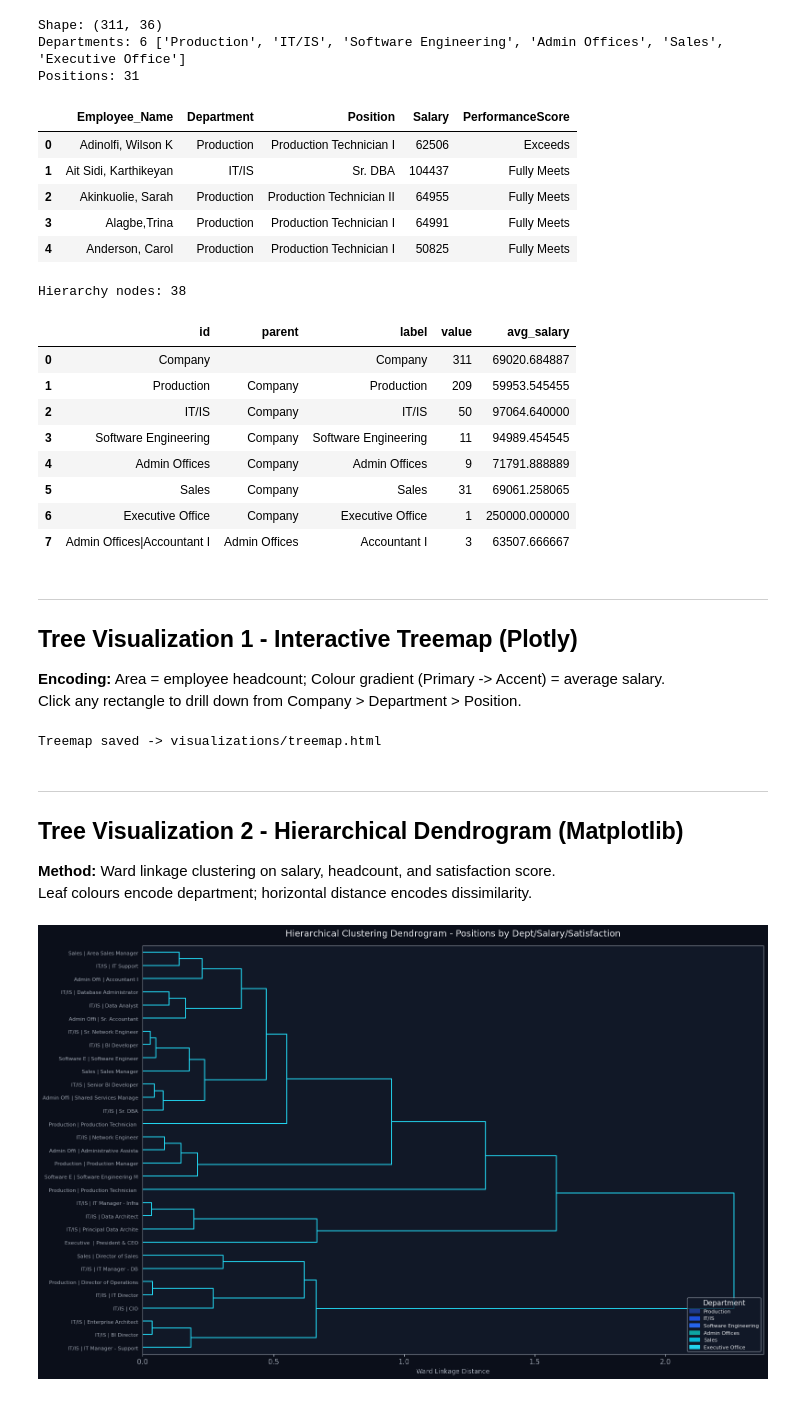
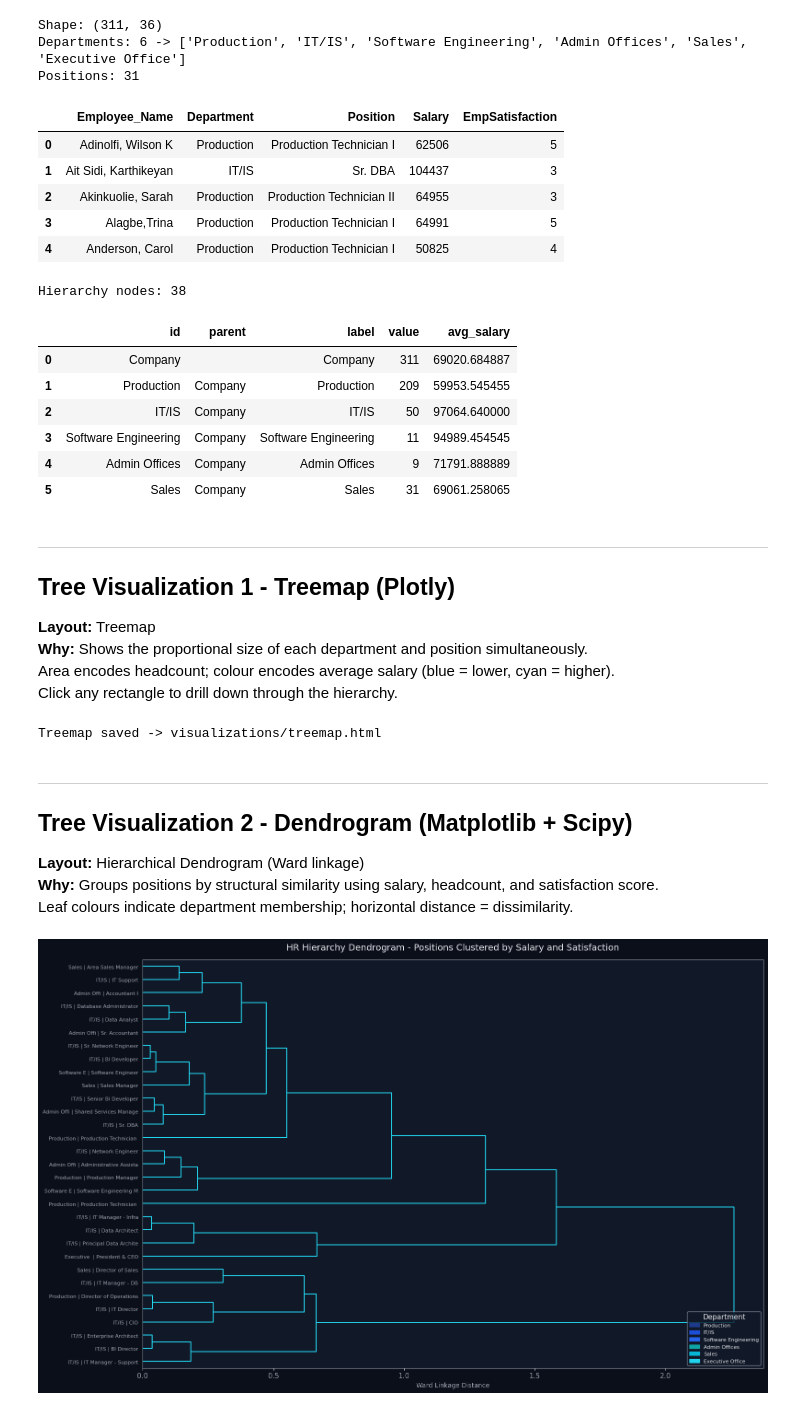
Before and after one commit to mariumgk/DataVis-Assignment4, a Jupyter notebook: A4_2023xxx.ipynb, the cells around one changed output. Saved outputs shown, nothing was run; the diff lists cells and outputs as text; code cells hidden in the pictures.

```diff
--- a/A4_2023xxx.ipynb
+++ b/A4_2023xxx.ipynb
@@ -74,58 +71,62 @@ Setup complete - all libraries loaded.
 # %%
 hr = pd.read_csv('HRDataset_v14.csv')
 hr.columns = hr.columns.str.strip()
-hr['Department']    = hr['Department'].str.strip()
-hr['Position']      = hr['Position'].str.strip()
+hr['Department'] = hr['Department'].str.strip()
+hr['Position']   = hr['Position'].str.strip()
 hr['Employee_Name'] = hr['Employee_Name'].str.strip()
 print('Shape:', hr.shape)
-print('Departments:', hr['Department'].nunique(), list(hr['Department'].unique()))
+print('Departments:', hr['Department'].nunique(), '->', list(hr['Department'].unique()))
 print('Positions:', hr['Position'].nunique())
-hr[['Employee_Name','Department','Position','Salary','PerformanceScore']].head(5)
+hr[['Employee_Name','Department','Position','Salary','EmpSatisfaction']].head(5)
 # %% [output]
 Shape: (311, 36)
-Departments: 6 ['Production', 'IT/IS', 'Software Engineering', 'Admin Offices', 'Sales', 'Executive Office']
+Departments: 6 -> ['Production', 'IT/IS', 'Software Engineering', 'Admin Offices', 'Sales', 'Executive Office']
 Positions: 31
-|  | Employee_Name | Department | Position | Salary | PerformanceScore |
-| 0 | Adinolfi, Wilson K | Production | Production Technician I | 62506 | Exceeds |
-| 1 | Ait Sidi, Karthikeyan | IT/IS | Sr. DBA | 104437 | Fully Meets |
-| 2 | Akinkuolie, Sarah | Production | Production Technician II | 64955 | Fully Meets |
-| 3 | Alagbe,Trina | Production | Production Technician I | 64991 | Fully Meets |
-| 4 | Anderson, Carol | Production | Production Technician I | 50825 | Fully Meets |
+|  | Employee_Name | Department | Position | Salary | EmpSatisfaction |
+| 0 | Adinolfi, Wilson K | Production | Production Technician I | 62506 | 5 |
+| 1 | Ait Sidi, Karthikeyan | IT/IS | Sr. DBA | 104437 | 3 |
+| 2 | Akinkuolie, Sarah | Production | Production Technician II | 64955 | 3 |
+| 3 | Alagbe,Trina | Production | Production Technician I | 64991 | 5 |
+| 4 | Anderson, Carol | Production | Production Technician I | 50825 | 4 |
 # %%
+# Build flat hierarchy records for Plotly Treemap
 grp = (hr.groupby(['Department','Position'])
          .agg(EmployeeCount=('Employee_Name','count'), AvgSalary=('Salary','mean'))
          .reset_index())
 records = []
+# Root node
 records.append(dict(id='Company', parent='', label='Company',
                     value=len(hr), avg_salary=hr['Salary'].mean()))
+# Department nodes
 for dept in hr['Department'].unique():
     dd = hr[hr['Department']==dept]
     records.append(dict(id=dept, parent='Company', label=dept,
                         value=len(dd), avg_salary=dd['Salary'].mean()))
+# Position nodes
 for _, row in grp.iterrows():
     pid = str(row['Department']) + '|' + str(row['Position'])
     records.append(dict(id=pid, parent=row['Department'], label=row['Position'],
                         value=row['EmployeeCount'], avg_salary=row['AvgSalary']))
 hier_df = pd.DataFrame(records)
 print('Hierarchy nodes:', len(hier_df))
-hier_df.head(8)
+hier_df.head(6)
 # %% [output]
 Hierarchy nodes: 38
 |  | id | parent | label | value | avg_salary |
 | 0 | Company |  | Company | 311 | 69020.684887 |
 | 1 | Production | Company | Production | 209 | 59953.545455 |
 | 2 | IT/IS | Company | IT/IS | 50 | 97064.640000 |
 | 3 | Software Engineering | Company | Software Engineering | 11 | 94989.454545 |
 | 4 | Admin Offices | Company | Admin Offices | 9 | 71791.888889 |
 | 5 | Sales | Company | Sales | 31 | 69061.258065 |
-| 6 | Executive Office | Company | Executive Office | 1 | 250000.000000 |
-| 7 | Admin Offices|Accountant I | Admin Offices | Accountant I | 3 | 63507.666667 |
 # %% [markdown]
 ---
-## Tree Visualization 1 - Interactive Treemap (Plotly)
+## Tree Visualization 1 - Treemap (Plotly)
 
-**Encoding:** Area = employee headcount; Colour gradient (Primary -> Accent) = average salary.
-Click any rectangle to drill down from Company > Department > Position.
+**Layout:** Treemap
+**Why:** Shows the proportional size of each department and position simultaneously.
+Area encodes headcount; colour encodes average salary (blue = lower, cyan = higher).
+Click any rectangle to drill down through the hierarchy.
 # %%
 fig_tm = go.Figure(go.Treemap(
     ids     = hier_df['id'],
@@ -162,10 +162,11 @@ print('Treemap saved -> visualizations/treemap.html')
 Treemap saved -> visualizations/treemap.html
 # %% [markdown]
 ---
-## Tree Visualization 2 - Hierarchical Dendrogram (Matplotlib)
+## Tree Visualization 2 - Dendrogram (Matplotlib + Scipy)
 
-**Method:** Ward linkage clustering on salary, headcount, and satisfaction score.
-Leaf colours encode department; horizontal distance encodes dissimilarity.
+**Layout:** Hierarchical Dendrogram (Ward linkage)
+**Why:** Groups positions by structural similarity using salary, headcount, and satisfaction score.
+Leaf colours indicate department membership; horizontal distance = dissimilarity.
 # %%
 dept_pos = (hr.groupby(['Department','Position'])
               .agg(Count=('Employee_Name','count'),
```
Also changed, not shown: parts of 17 cells of this notebook.
